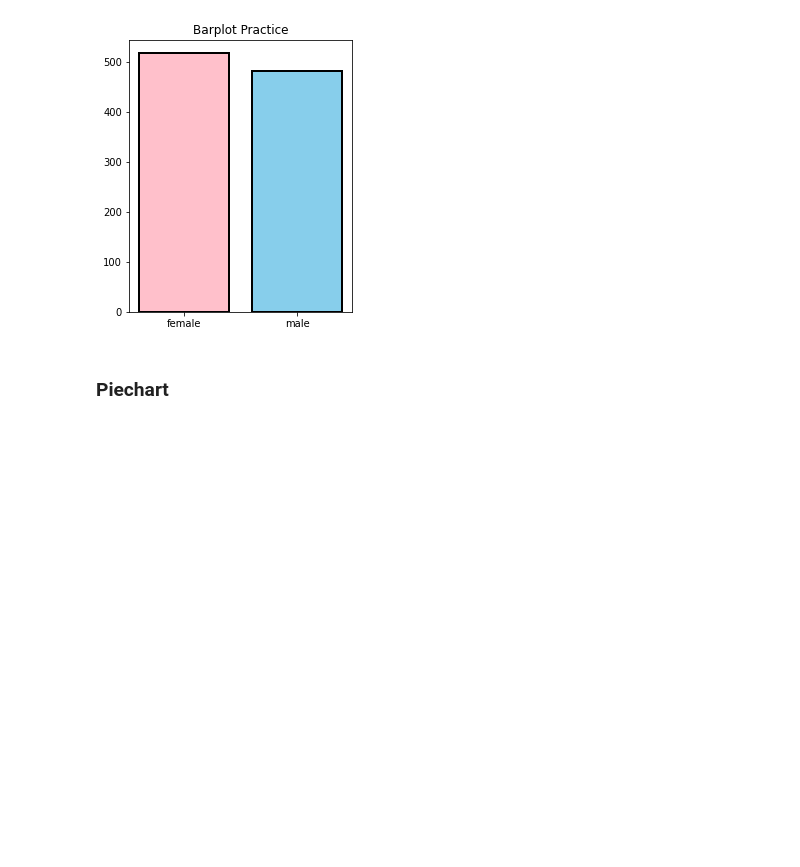
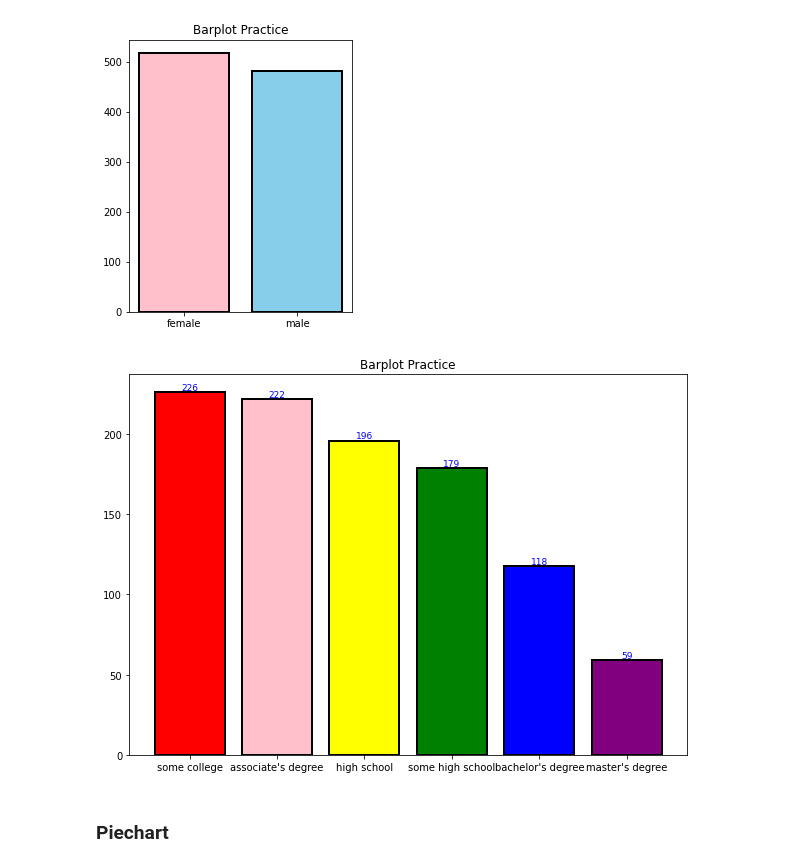
Before and after one commit to datacampic/visualization, a Jupyter notebook: 표명일/Visualization.ipynb, the cells around one changed output. Drawn from its saved outputs; the diff is of its cells as text; code cells hidden in the pictures; blank space fills up the shorter version.

```diff
--- a/표명일/Visualization.ipynb
+++ b/표명일/Visualization.ipynb
@@ -58,6 +58,26 @@ ax.set_title("Barplot Practice")
 plt.show()
 # %% [output]
 [figure]
+# %%
+fig, ax = plt.subplots(1, 1, figsize=(10,7))
+
+label = data['parental level of education'].value_counts().index
+value = data['parental level of education'].value_counts().reset_index(drop=True)
+
+x = np.arange(6)
+y = data['parental level of education'].value_counts()
+
+ax.bar(x,y, color = ['red', 'pink', 'yellow', 'green', 'blue' ,'purple'], edgecolor = 'black', linewidth = 2, tick_label = label)
+ax.set_title("Barplot Practice")
+for i, v in enumerate(x):
+    plt.text(v, value[i], value[i],                 # 좌표 (x축 = v, y축 = y[0]..y[1], 표시 = y[0]..y[1])
+             fontsize = 9,
+             color='blue',
+             horizontalalignment='center',  # horizontalalignment (left, center, right)
+             verticalalignment='bottom')
+plt.show()
+# %% [output]
+[figure, added]
 # %% [markdown]
 ### Piechart
 # %%
```
Also changed, not shown: parts of 3 cells of this notebook.
